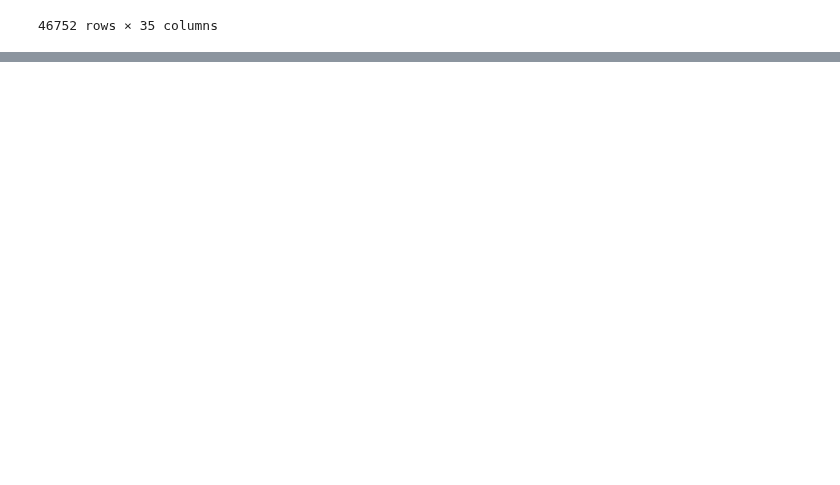
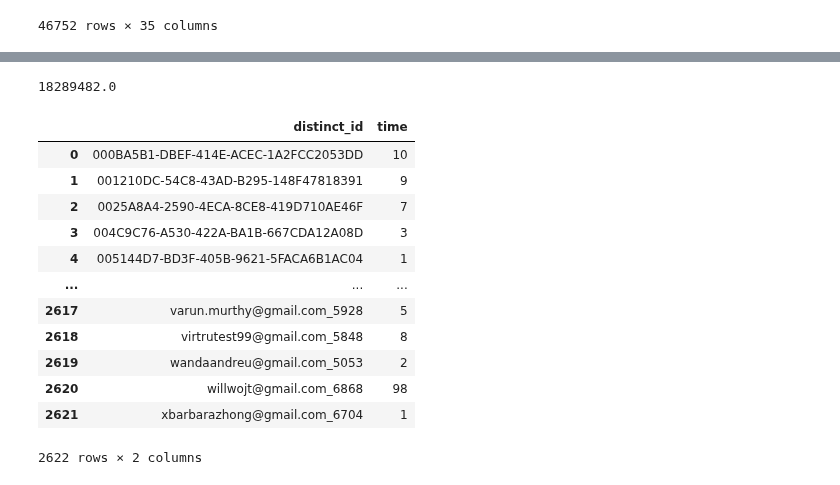
Before and after one commit to prkrishnan1/Simmer_DSS_SP20_Project_1, a Jupyter notebook: Metrics_Charles.ipynb, the cells around one changed output, grey strips where cells are left out. Cells and saved outputs as stored; diff of their text form; code cells hidden in the pictures; blank space fills up the shorter version.

```diff
--- a/Metrics_Charles.ipynb
+++ b/Metrics_Charles.ipynb
@@ -146,0 +158,4 @@ data.to_csv("Cleaned_Dataset_With_ID.csv")
+# %%
+max(df['time_delta'])
+# %% [output]
+18289482.0
@@ -146,0 +167,17 @@ data.to_csv("Cleaned_Dataset_With_ID.csv")
+# %%
+grouped = df.groupby('distinct_id', as_index=False).agg({'time' : 'count'})
+grouped
+# %% [output]
+|  | distinct_id | time |
+| 0 | 000BA5B1-DBEF-414E-ACEC-1A2FCC2053DD | 10 |
+| 1 | 001210DC-54C8-43AD-B295-148F47818391 | 9 |
+| 2 | 0025A8A4-2590-4ECA-8CE8-419D710AE46F | 7 |
+| 3 | 004C9C76-A530-422A-BA1B-667CDA12A08D | 3 |
+| 4 | 005144D7-BD3F-405B-9621-5FACA6B1AC04 | 1 |
+| ... | ... | ... |
+| 2617 | varun.murthy@gmail.com_5928 | 5 |
+| 2618 | virtrutest99@gmail.com_5848 | 8 |
+| 2619 | wandaandreu@gmail.com_5053 | 2 |
+| 2620 | willwojt@gmail.com_6868 | 98 |
+| 2621 | xbarbarazhong@gmail.com_6704 | 1 |
+2622 rows × 2 columns
```
Also changed, not shown: parts of 11 cells of this notebook, 1 other file.
